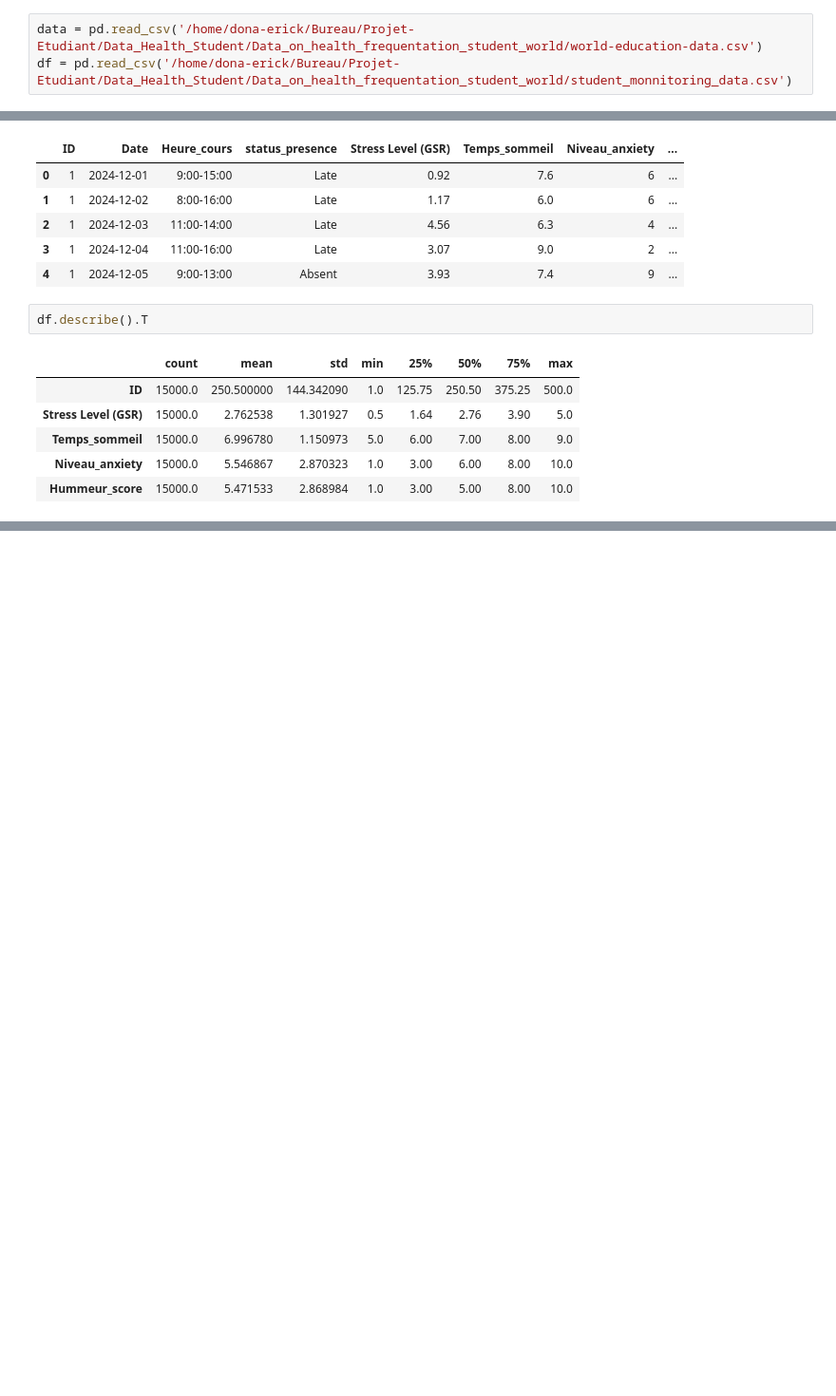
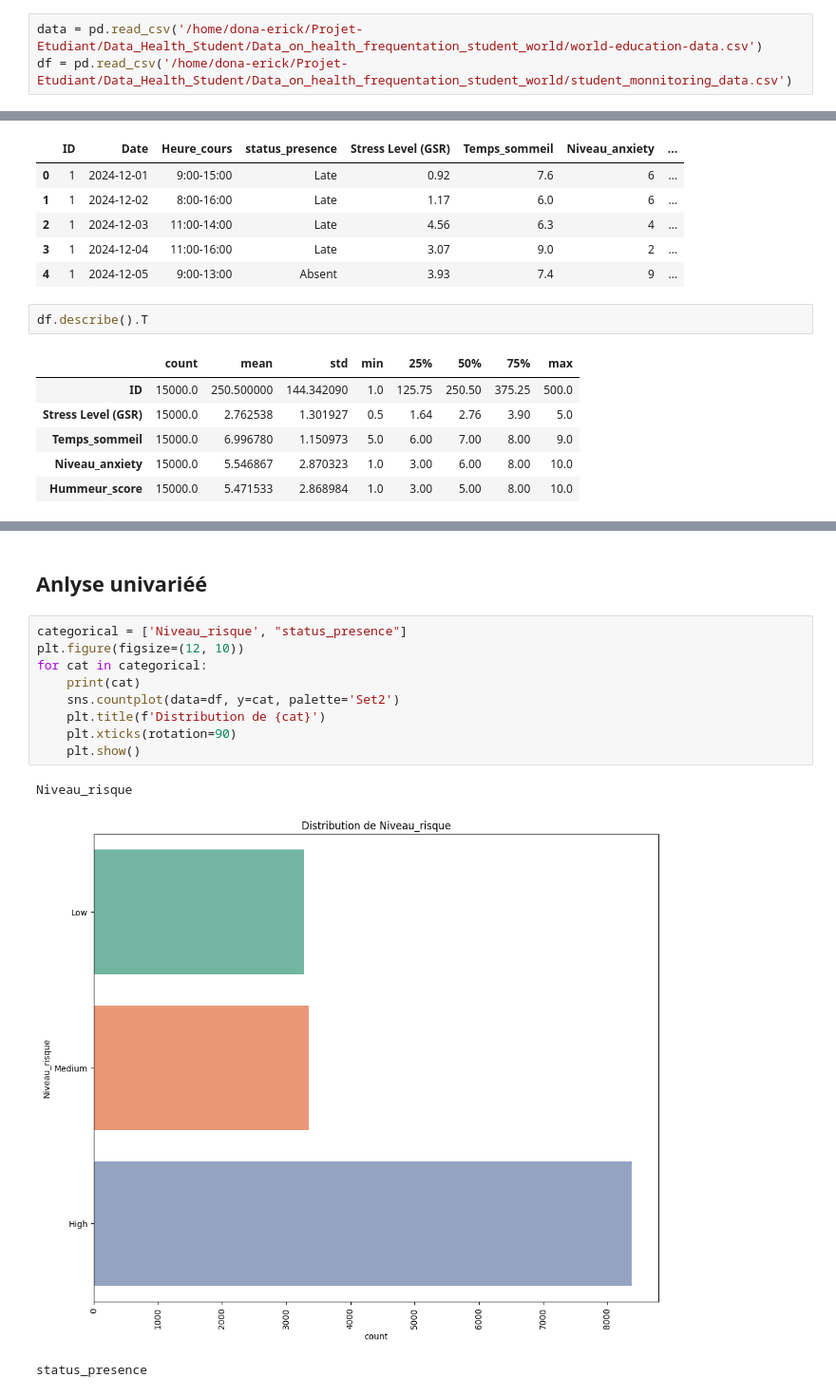
Before and after one commit to dona-eric/Projet-Etudiant, a Jupyter notebook: Data_Health_Student/Analyse_health_student/Analyse_stduent.ipynb, the cells around one changed output, grey strips where cells are left out. Shown at 95% size. Drawn from its saved outputs; the diff is of its cells as text; blank space fills up the shorter version.

```diff
--- a/Data_Health_Student/Analyse_health_student/Analyse_stduent.ipynb
+++ b/Data_Health_Student/Analyse_health_student/Analyse_stduent.ipynb
@@ -7,8 +9,8 @@ import warnings
 import plotly.express as px
 warnings.filterwarnings(action='ignore')
 # %%
-data = pd.read_csv('/home/dona-erick/Bureau/Projet-Etudiant/Data_Health_Student/Data_on_health_frequentation_student_world/world-education-data.csv')
-df = pd.read_csv('/home/dona-erick/Bureau/Projet-Etudiant/Data_Health_Student/Data_on_health_frequentation_student_world/student_monnitoring_data.csv')
+data = pd.read_csv('/home/dona-erick/Projet-Etudiant/Data_Health_Student/Data_on_health_frequentation_student_world/world-education-data.csv')
+df = pd.read_csv('/home/dona-erick/Projet-Etudiant/Data_Health_Student/Data_on_health_frequentation_student_world/student_monnitoring_data.csv')
 # %%
 data.head(5)
 # %% [output]
@@ -62,0 +86,15 @@ df.describe().T
+# %% [markdown]
+## Anlyse univariéé
+# %%
+categorical = ['Niveau_risque', "status_presence"]
+plt.figure(figsize=(12, 10))
+for cat in categorical:
+    print(cat)
+    sns.countplot(data=df, y=cat, palette='Set2')
+    plt.title(f'Distribution de {cat}')
+    plt.xticks(rotation=90)
+    plt.show()
+# %% [output]
+Niveau_risque
+[figure, added]
+status_presence
```
Also changed, not shown: parts of 46 cells of this notebook, 5 other files.
